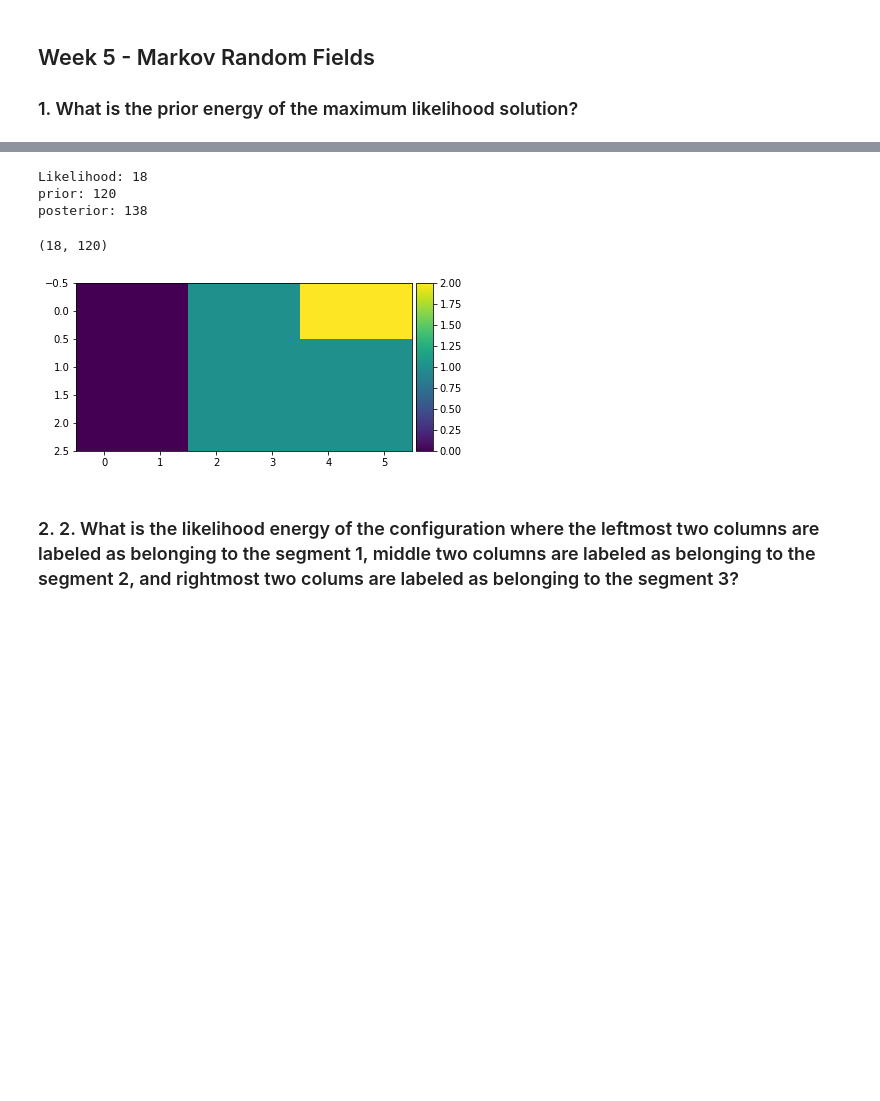
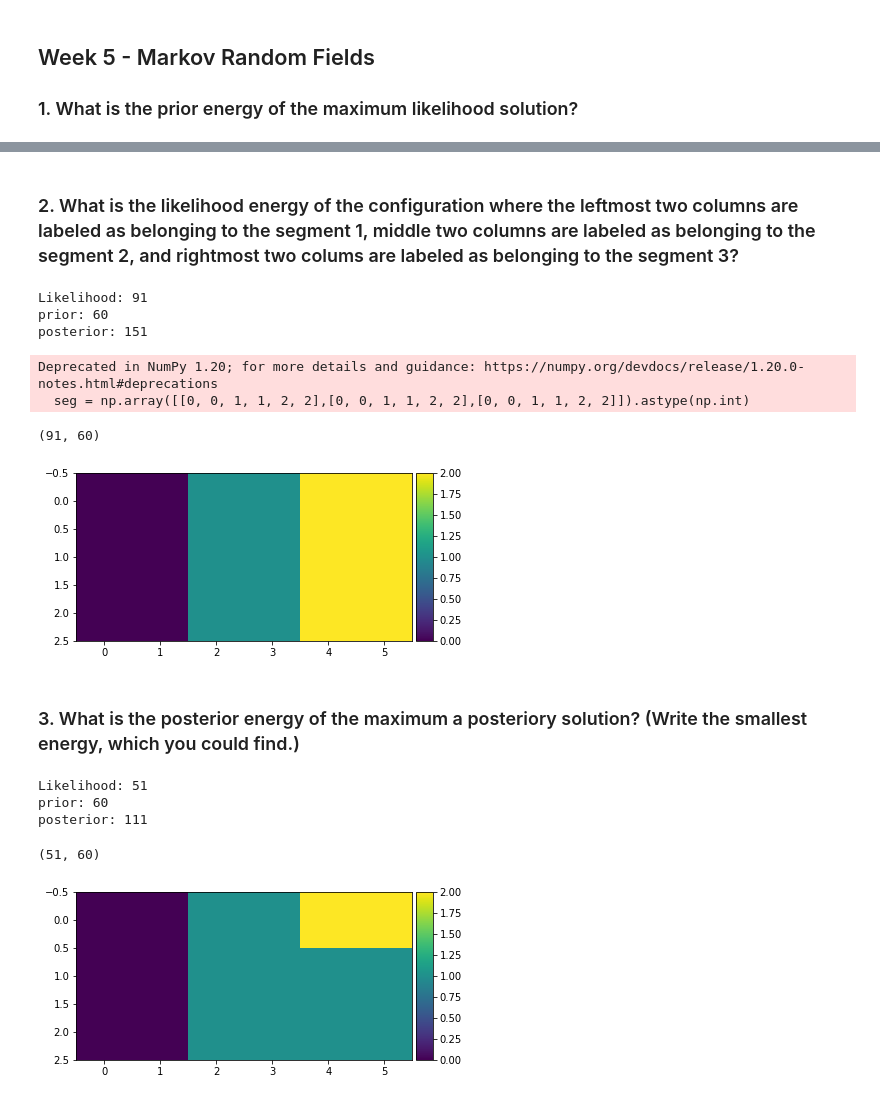
Before and after one commit to AntonRydahl/02506, a Jupyter notebook: quizzes/quizzes.ipynb, the cells around one changed output, grey strips where cells are left out. Cells and saved outputs as stored; diff of their text form; code cells hidden in the pictures; blank space fills up the shorter version.

```diff
--- a/quizzes/quizzes.ipynb
+++ b/quizzes/quizzes.ipynb
@@ -429,3 +429,35 @@ theta = 2.740328428519812
 ## Week 5 - Markov Random Fields
 
 ### 1. What is the prior energy of the maximum likelihood solution?
+# %%
+def segmentation_energy(S, I, mu, beta):
+    if (np.size(mu) == 3):
+        # likelihood energy
+        likelihood = int(((mu[S]-I)**2).sum())
+        # prior energy
+        prior = beta * ((S[1:,:]!=S[:-1,:]).sum() + (S[:,1:]!=S[:,:-1]).sum())
+    else :
+        # likelihood energy
+        likelihood = ((mu[S]-I)**2).sum()
+        # prior energy
+        V2x = S[1:,:]!=S[:-1,:]
+        V2y = S[:,1:]!=S[:,:-1]
+        prior = beta * (V2x.sum() + V2y.sum())
+    print(f'Likelihood: {int(likelihood)}\nprior: {prior}\nposterior: {int(likelihood+prior)}')
+    return(likelihood,prior)
+
+img = np.array([[1, 2, 6, 4, 10, 8],[4, 1, 3, 5, 9, 6],[5, 2, 3, 5, 4, 7]])
+
+# Centers
+mu = np.array([2, 5, 10])
+
+# Smoothness
+beta = 10
+
+U = np.stack([img-mu[0], img-mu[1], img-mu[2]], axis=2)**2
+
+#%% C computing MAP using graph cuts
+S = np.argmin(U, axis=2)
+
+imshow(seg)
+segmentation_energy(S, img, mu, beta)
@@ -432,10 +470,35 @@ theta = 2.740328428519812
+# %% [markdown]
+### 2. What is the likelihood energy of the configuration where the leftmost two columns are labeled as belonging to the segment 1, middle two columns are labeled as belonging to the segment 2, and rightmost two colums are labeled as belonging to the segment 3?
+# %%
+img = np.array([[1, 2, 6, 4, 10, 8],[4, 1, 3, 5, 9, 6],[5, 2, 3, 5, 4, 7]])
+
+# Centers
+mu = np.array([2, 5, 10])
+
+# Smoothness
+beta = 10
+
+seg = np.array([[0, 0, 1, 1, 2, 2],[0, 0, 1, 1, 2, 2],[0, 0, 1, 1, 2, 2]]).astype(np.int)
+
+imshow(seg)
+segmentation_energy(seg, img, mu, beta)
+# %% [output]
+Likelihood: 91
+prior: 60
+posterior: 151
+Deprecated in NumPy 1.20; for more details and guidance: https://numpy.org/devdocs/release/1.20.0-notes.html#deprecations
+  seg = np.array([[0, 0, 1, 1, 2, 2],[0, 0, 1, 1, 2, 2],[0, 0, 1, 1, 2, 2]]).astype(np.int)
+(91, 60)
+[figure, added]
+# %% [markdown]
+### 3. What is the posterior energy of the maximum a posteriory solution? (Write the smallest energy, which you could find.)
 # %%
 def segmentation_energy(S, I, mu, beta):
     if (np.size(mu) == 3):
         # likelihood energy
-        likelihood = int(((mu[S0]-I)**2).sum())
+        likelihood = int(((mu[S]-I)**2).sum())
         # prior energy
-        prior = beta * ((S0[1:,:]!=S0[:-1,:]).sum() + (S0[:,1:]!=S0[:,:-1]).sum())
+        prior = beta * ((S[1:,:]!=S[:-1,:]).sum() + (S[:,1:]!=S[:,:-1]).sum())
     else :
         # likelihood energy
         likelihood = ((mu[S]-I)**2).sum()
@@ -457,18 +520,15 @@ beta = 10
 U = np.stack([img-mu[0], img-mu[1], img-mu[2]], axis=2)**2
 
 #%% C computing MAP using graph cuts
-S0 = np.argmin(U, axis=2)
-S_GC = S0.copy()
+S_GC = S.copy()
 seg = maxflow.fastmin.aexpansion_grid(U, beta -
                             beta*np.eye(3, 3, dtype=U.dtype), labels = S_GC)
-seg = seg
+
 imshow(seg)
 segmentation_energy(seg, img, mu, beta)
 # %% [output]
-Likelihood: 18
-prior: 120
-posterior: 138
+Likelihood: 51
+prior: 60
+posterior: 111
-(18, 120)
+(51, 60)
 [figure]
-# %% [markdown]
-### 2. 2. What is the likelihood energy of the configuration where the leftmost two columns are labeled as belonging to the segment 1, middle two columns are labeled as belonging to the segment 2, and rightmost two colums are labeled as belonging to the segment 3?
```
Also changed, not shown: parts of 20 cells of this notebook, 2 other files.
